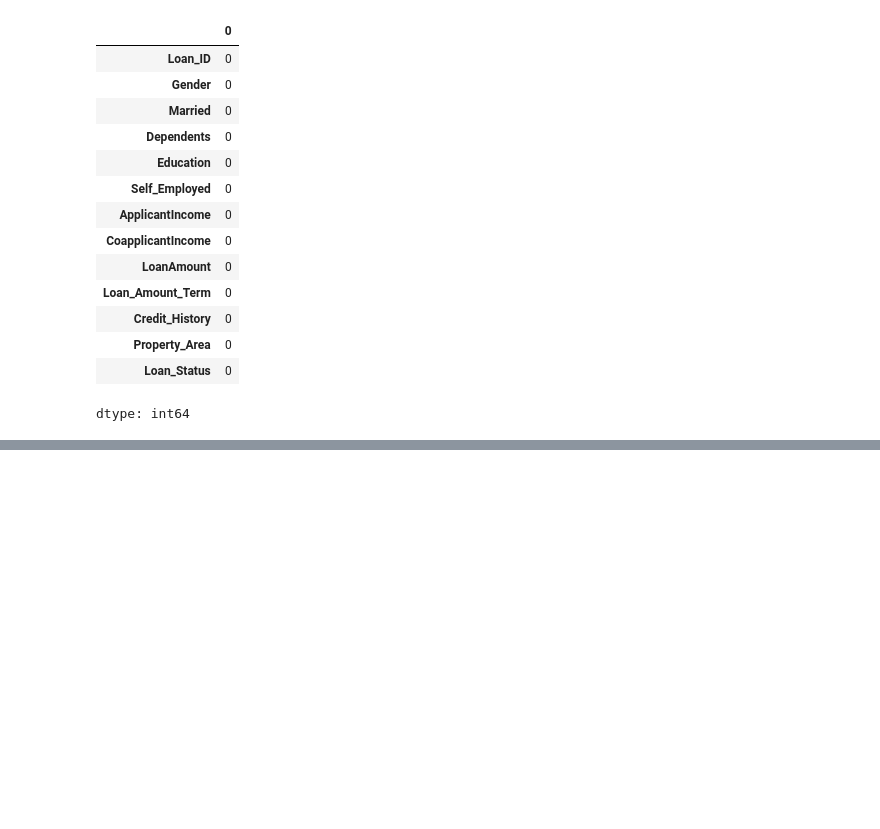
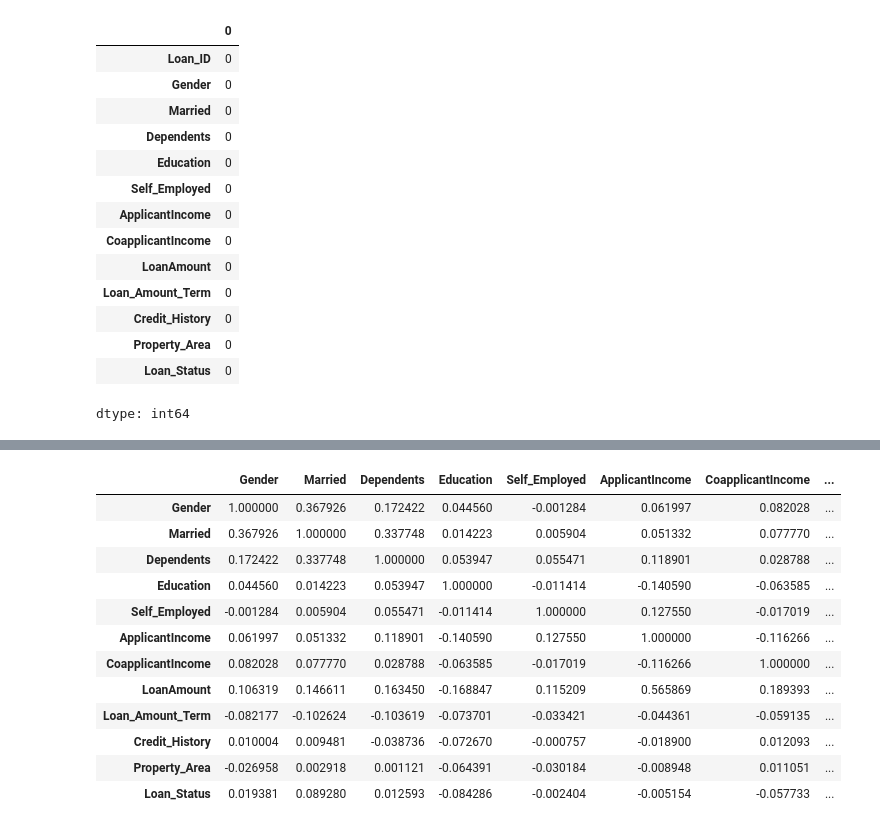
Before and after one commit to JoshOmondi/Loan-Predictions, a Jupyter notebook: loan-pediction.ipynb, the cells around one changed output, grey strips where cells are left out. Drawn from its saved outputs; the diff is of its cells as text; code cells hidden in the pictures; blank space fills up the shorter version.

```diff
--- a/loan-pediction.ipynb
+++ b/loan-pediction.ipynb
@@ -174,0 +211,25 @@ dtype: int64
+# %%
+# Drop the ID column — it's just a unique identifier, not informative
+df_corr = df.drop(columns=['Loan_ID'])
+
+# Encode categorical columns as numeric codes
+for col in df_corr.select_dtypes(include='object').columns:
+    df_corr[col] = df_corr[col].astype('category').cat.codes
+
+# Now correlation works on everything meaningful
+correlation_matrix = df_corr.corr()
+correlation_matrix
+# %% [output]
+|  | Gender | Married | Dependents | Education | Self_Employed | ApplicantIncome | CoapplicantIncome | ... |
+| Gender | 1.000000 | 0.367926 | 0.172422 | 0.044560 | -0.001284 | 0.061997 | 0.082028 | ... |
+| Married | 0.367926 | 1.000000 | 0.337748 | 0.014223 | 0.005904 | 0.051332 | 0.077770 | ... |
+| Dependents | 0.172422 | 0.337748 | 1.000000 | 0.053947 | 0.055471 | 0.118901 | 0.028788 | ... |
+| Education | 0.044560 | 0.014223 | 0.053947 | 1.000000 | -0.011414 | -0.140590 | -0.063585 | ... |
+| Self_Employed | -0.001284 | 0.005904 | 0.055471 | -0.011414 | 1.000000 | 0.127550 | -0.017019 | ... |
+| ApplicantIncome | 0.061997 | 0.051332 | 0.118901 | -0.140590 | 0.127550 | 1.000000 | -0.116266 | ... |
+| CoapplicantIncome | 0.082028 | 0.077770 | 0.028788 | -0.063585 | -0.017019 | -0.116266 | 1.000000 | ... |
+| LoanAmount | 0.106319 | 0.146611 | 0.163450 | -0.168847 | 0.115209 | 0.565869 | 0.189393 | ... |
+| Loan_Amount_Term | -0.082177 | -0.102624 | -0.103619 | -0.073701 | -0.033421 | -0.044361 | -0.059135 | ... |
+| Credit_History | 0.010004 | 0.009481 | -0.038736 | -0.072670 | -0.000757 | -0.018900 | 0.012093 | ... |
+| Property_Area | -0.026958 | 0.002918 | 0.001121 | -0.064391 | -0.030184 | -0.008948 | 0.011051 | ... |
+| Loan_Status | 0.019381 | 0.089280 | 0.012593 | -0.084286 | -0.002404 | -0.005154 | -0.057733 | ... |
```
Also changed, not shown: parts of 9 cells of this notebook.
